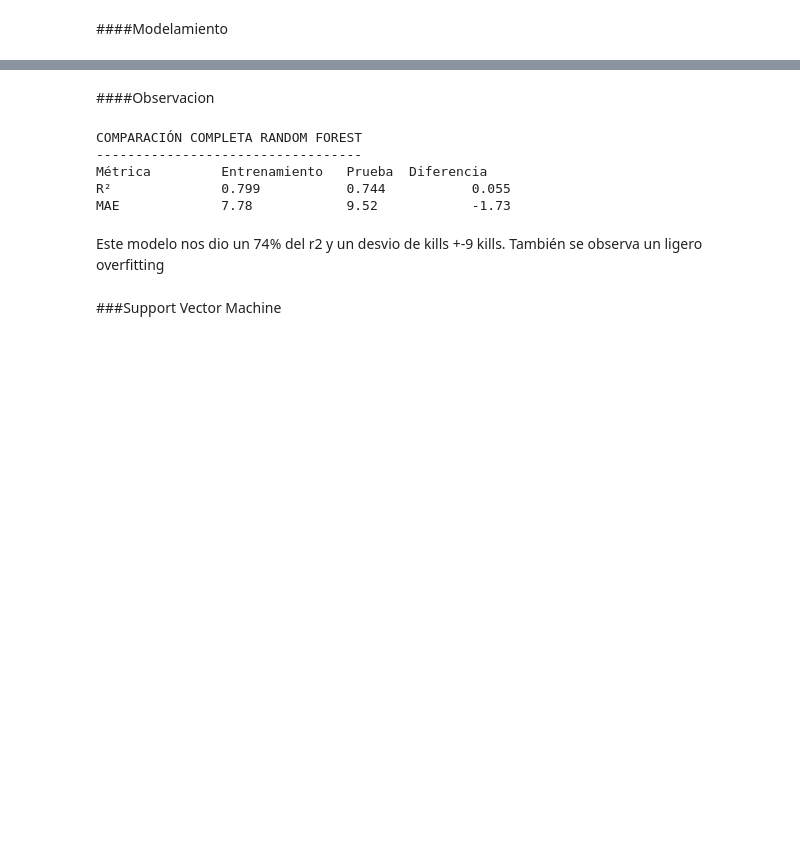
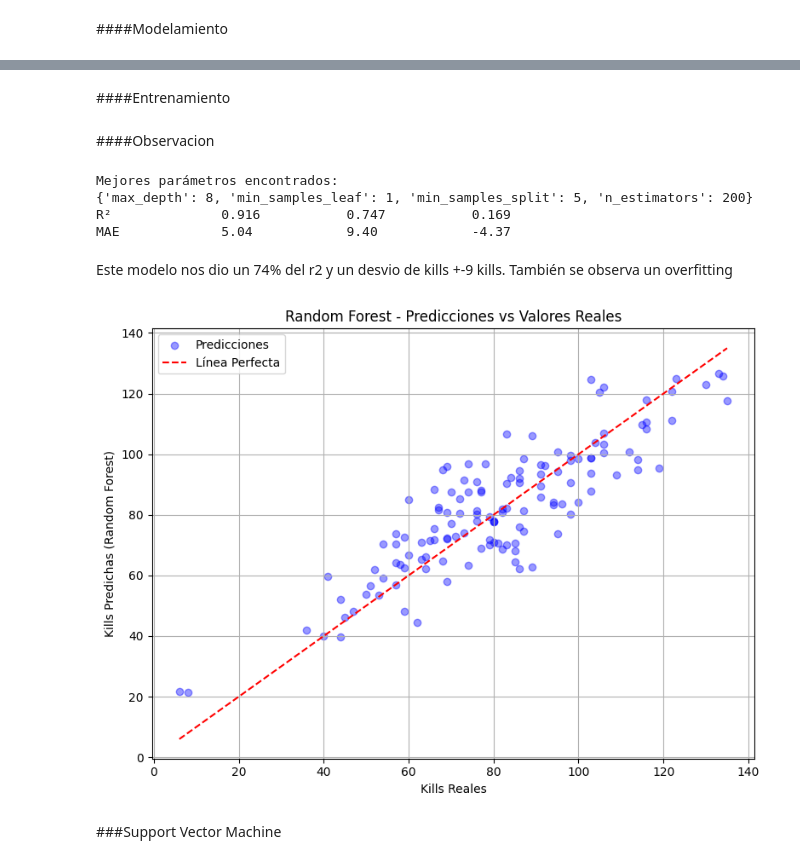
Before and after one commit to Nato9-7/EDA_FundamentosML, a Jupyter notebook: Informes/Informe_MachineLearning.ipynb, the cells around one changed output, grey strips where cells are left out. Saved outputs shown, nothing was run; the diff lists cells and outputs as text; code cells hidden in the pictures; blank space fills up the shorter version.

```diff
--- a/Informe_MachineLearning.ipynb
+++ b/Informes/Informe_MachineLearning.ipynb
@@ -1039,0 +982,2 @@ Para el modelamiento utilizaremos 100 árboles de decisión
+# %%
+grid_search.fit(X_train, y_train)
@@ -1040,22 +991,52 @@ Para el modelamiento utilizaremos 100 árboles de decisión
+# %% [markdown]
+####Entrenamiento
 # %% [markdown]
 ####Observacion
 # %%
-y_train_pred = rf_model.predict(X_train)  # Datos de entrenamiento
-y_test_pred = rf_model.predict(X_test)    # Datos de prueba
+print("Mejores parámetros encontrados:")
+print(grid_search.best_params_)
 
-print("\nCOMPARACIÓN COMPLETA RANDOM FOREST")
-print("----------------------------------")
-print("Métrica\t\tEntrenamiento\tPrueba\tDiferencia")
+best_model = grid_search.best_estimator_
+y_train_pred = best_model.predict(X_train)  # Datos de entrenamiento
+y_test_pred = best_model.predict(X_test)    # Datos de prueba
+
+# Evaluación
+y_test_pred = best_model.predict(X_test)
 print(f"R²\t\t{r2_score(y_train, y_train_pred):.3f}\t\t{r2_score(y_test, y_test_pred):.3f}\t\t{round(r2_score(y_train, y_train_pred) - r2_score(y_test, y_test_pred), 3)}")
 print(f"MAE\t\t{mean_absolute_error(y_train, y_train_pred):.2f}\t\t{mean_absolute_error(y_test, y_test_pred):.2f}\t\t{round(mean_absolute_error(y_train, y_train_pred) - mean_absolute_error(y_test, y_test_pred), 2)}")
 # %% [output]
-COMPARACIÓN COMPLETA RANDOM FOREST
-----------------------------------
-Métrica         Entrenamiento   Prueba  Diferencia
-R²              0.799           0.744           0.055
-MAE             7.78            9.52            -1.73
+Mejores parámetros encontrados:
+{'max_depth': 8, 'min_samples_leaf': 1, 'min_samples_split': 5, 'n_estimators': 200}
+R²              0.916           0.747           0.169
+MAE             5.04            9.40            -4.37
 # %% [markdown]
-Este modelo nos dio un 74% del r2 y un desvio de kills +-9 kills. También se observa un ligero overfitting
+Este modelo nos dio un 74% del r2 y un desvio de kills +-9 kills. También se observa un overfitting
+# %%
+import matplotlib.pyplot as plt
+
+
+
+plt.figure(figsize=(8, 6))
+
+plt.scatter(y_test, y_test_pred, alpha=0.4, color='blue', label='Predicciones')
+
+plt.plot([y_test.min(), y_test.max()], [y_test.min(), y_test.max()], '--r', label='Línea Perfecta')
+
+plt.xlabel('Kills Reales')
+
+plt.ylabel('Kills Predichas (Random Forest)')
+
+plt.title('Random Forest - Predicciones vs Valores Reales')
+
+plt.legend()
+
+plt.grid(True)
+
+plt.tight_layout()
+
+plt.show()
+# %% [output]
+[figure, added]
 # %% [markdown]
 ###Support Vector Machine
 # %% [markdown]
```
Also changed, not shown: parts of 56 cells of this notebook, 12 other files.
